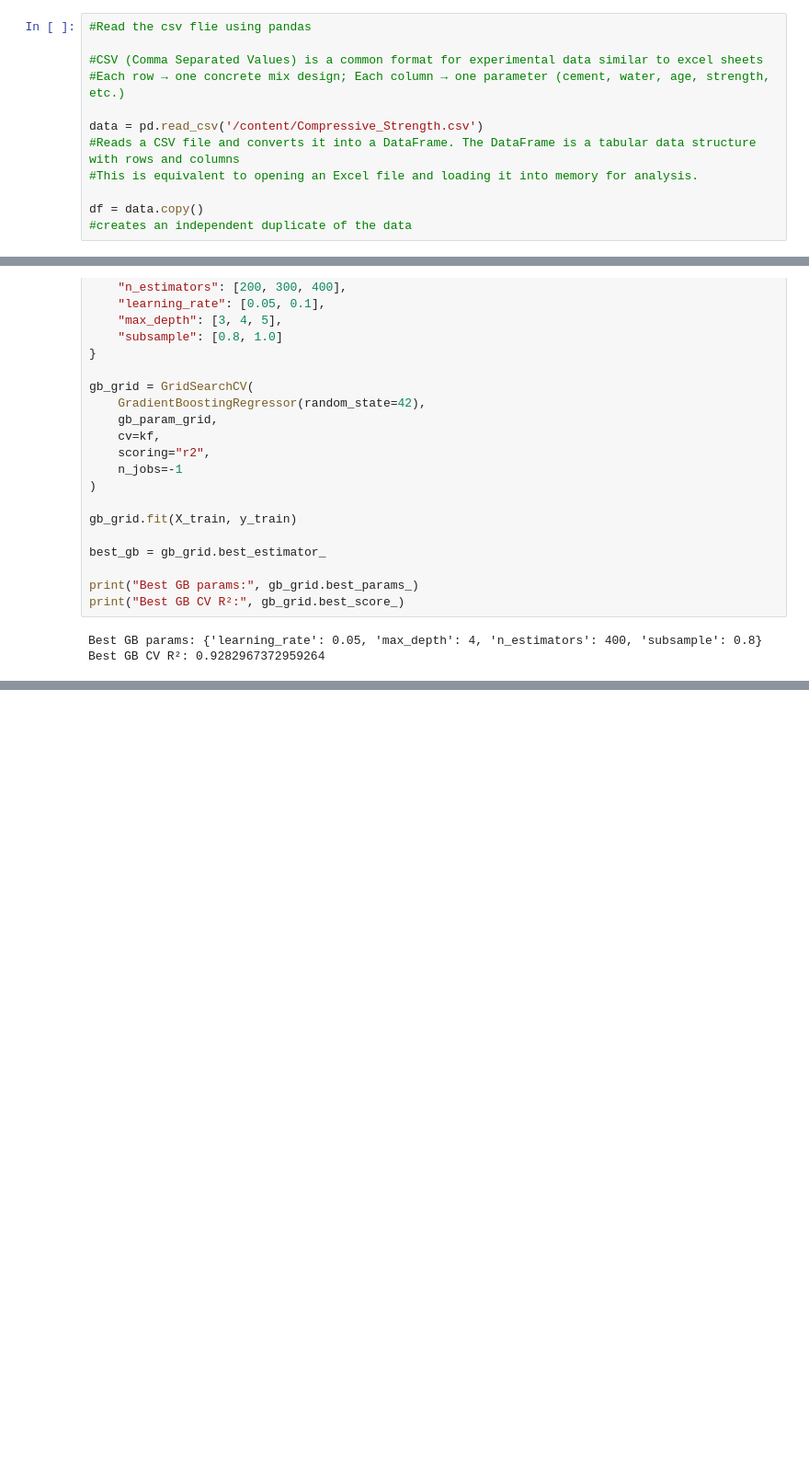
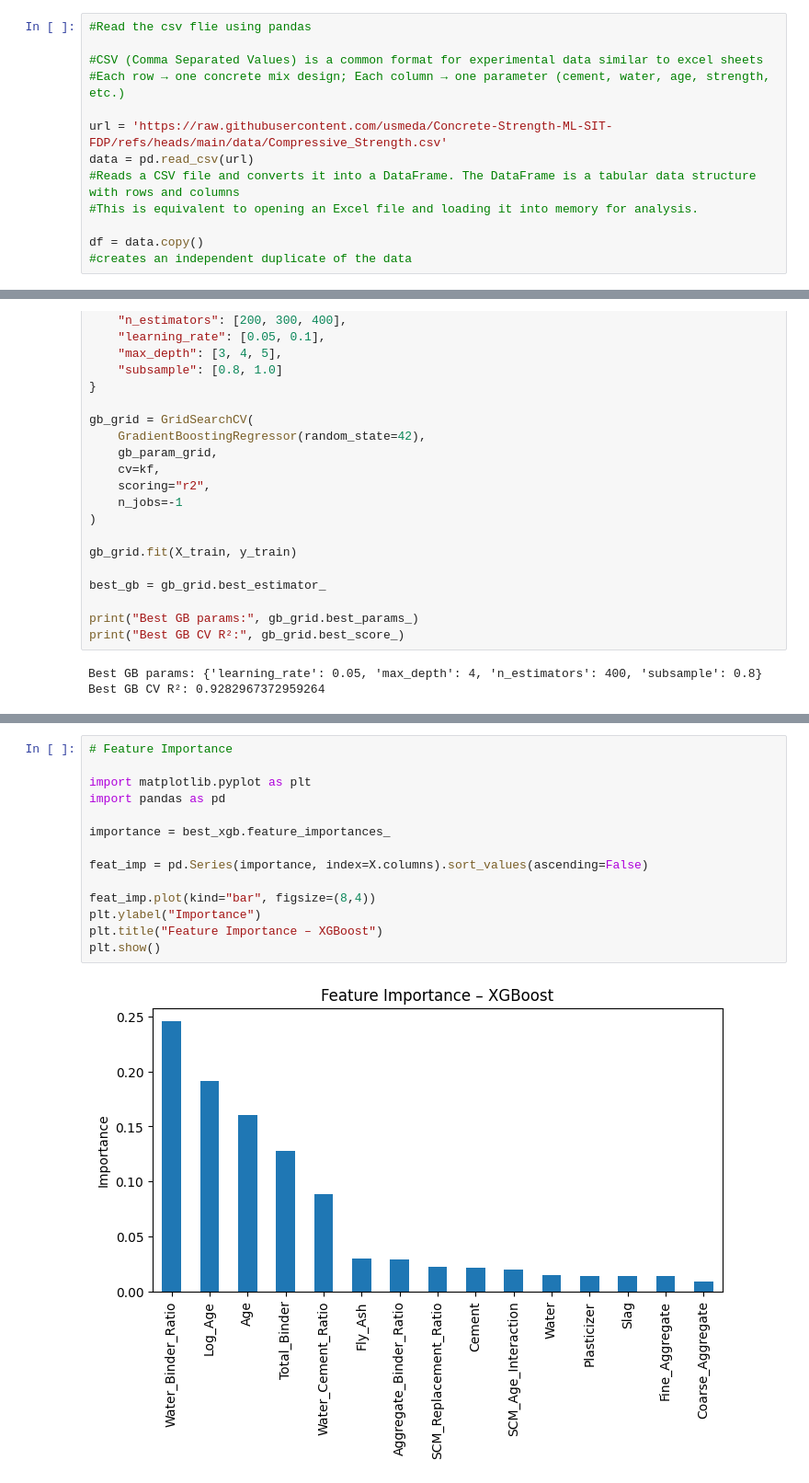
Before and after one commit to usmeda/Concrete-Strength-ML-SIT-FDP, a Jupyter notebook: Concrete_Strength_Prediction.ipynb, the cells around one changed output, grey strips where cells are left out. Shown at 92% size. Saved outputs shown, nothing was run; the diff lists cells and outputs as text; blank space fills up the shorter version.

```diff
--- a/Concrete_Strength_Prediction.ipynb
+++ b/Concrete_Strength_Prediction.ipynb
@@ -46,7 +46,8 @@ import seaborn as sns
 #CSV (Comma Separated Values) is a common format for experimental data similar to excel sheets
 #Each row → one concrete mix design; Each column → one parameter (cement, water, age, strength, etc.)
 
-data = pd.read_csv('/content/Compressive_Strength.csv')
+url = 'https://raw.githubusercontent.com/usmeda/Concrete-Strength-ML-SIT-FDP/refs/heads/main/data/Compressive_Strength.csv'
+data = pd.read_csv(url)
 #Reads a CSV file and converts it into a DataFrame. The DataFrame is a tabular data structure with rows and columns
 #This is equivalent to opening an Excel file and loading it into memory for analysis.
 
@@ -1214,0 +1599,16 @@ plt.show
+# %%
+# Feature Importance
+
+import matplotlib.pyplot as plt
+import pandas as pd
+
+importance = best_xgb.feature_importances_
+
+feat_imp = pd.Series(importance, index=X.columns).sort_values(ascending=False)
+
+feat_imp.plot(kind="bar", figsize=(8,4))
+plt.ylabel("Importance")
+plt.title("Feature Importance – XGBoost")
+plt.show()
+# %% [output]
+[figure, added]
```
Also changed, not shown: parts of 58 cells of this notebook.
